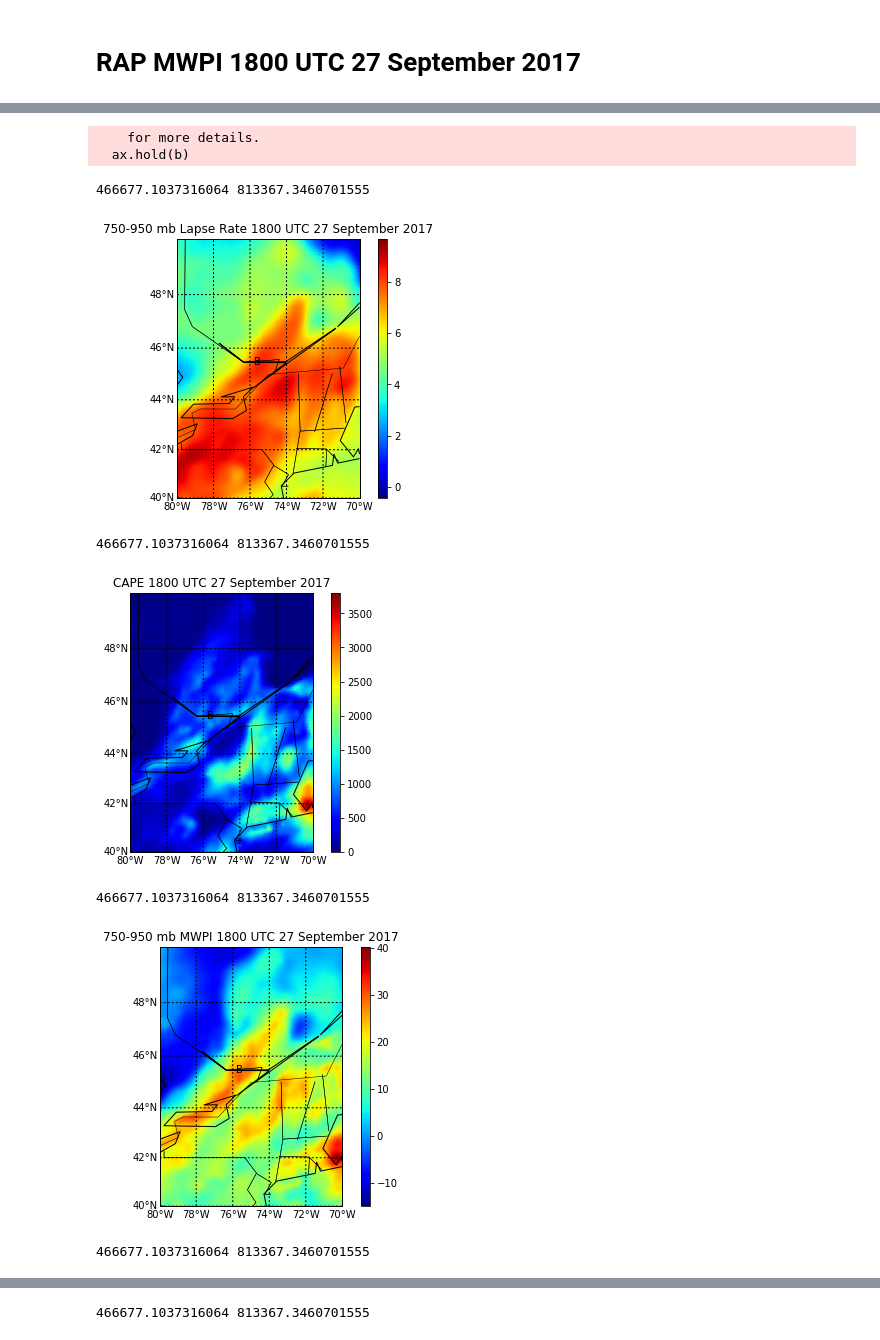
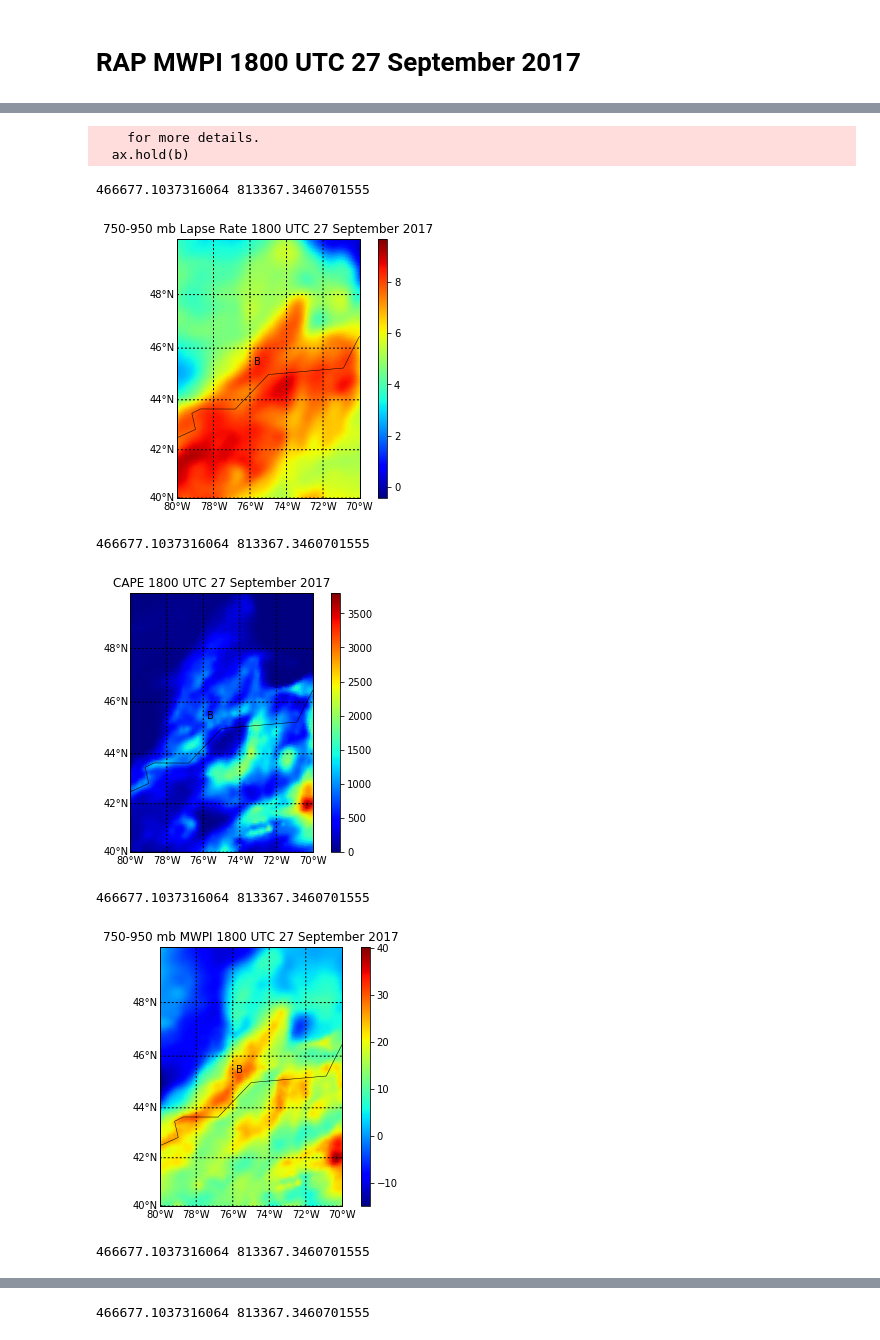
Before and after one commit to kenpryor67/Ottawa_downburst, a Jupyter notebook: Downburst_Ottawa_CA.ipynb, the cells around one changed output, grey strips where cells are left out. Saved outputs shown, nothing was run; the diff lists cells and outputs as text; code cells hidden in the pictures.

```diff
--- a/Downburst_Ottawa_CA.ipynb
+++ b/Downburst_Ottawa_CA.ipynb
@@ -98,9 +428,8 @@ def read_RAP_750(ncf):
     Y = nc_fid.variables["y"][:]
     lats = nc_fid.variables['lat'][:]  # extract/copy the data
     lons = nc_fid.variables['lon'][:]
-    names = nc_fid.variables.keys()
     nc_fid.close()
-    return Z_750, RH_750, T_750, X, Y, lats, lons, names
+    return Z_750, RH_750, T_750, X, Y, lats, lons
 
 def read_RAP_950(ncf):
     nc_fid = Dataset(ncf, 'r')
@@ -111,9 +440,8 @@ def read_RAP_950(ncf):
     Y = nc_fid.variables["y"][:]
     lats = nc_fid.variables['lat'][:]  # extract/copy the data
     lons = nc_fid.variables['lon'][:]
-    names = nc_fid.variables.keys()
     nc_fid.close()
-    return Z_950, RH_950, T_950, X, Y, lats, lons, names
+    return Z_950, RH_950, T_950, X, Y, lats, lons
 
 def read_RAP_CAPE(ncf):
     nc_fid = Dataset(ncf, 'r')
@@ -122,13 +450,11 @@ def read_RAP_CAPE(ncf):
     Y = nc_fid.variables["y"][:]
     lats = nc_fid.variables['lat'][:]  # extract/copy the data
     lons = nc_fid.variables['lon'][:]
-    names = nc_fid.variables.keys()
     nc_fid.close()
-    return CAPE, X, Y, lats, lons, names
+    return CAPE, X, Y, lats, lons
 
 RAP_file_750 = 'RR_CONUS_13km_20170927_1800_750.nc4'
-names = read_RAP_750(RAP_file_750)
-Z_750, RH_750, T_750, X, Y, lats, lons, names = read_RAP_750(RAP_file_750)
+Z_750, RH_750, T_750, X, Y, lats, lons = read_RAP_750(RAP_file_750)
 Z_750 = Z_750[0,0,:,:]
 Z_750_km = Z_750/1000
 RH_750 = RH_750[0,0,:,:]
@@ -136,7 +462,6 @@ T_750 = T_750[0,0,:,:]
 T_750_C = T_750 - 273.15
 #TD_650 = T_650_C - ((100-RH_650)/5)
 TD_750 = ((0.198 + (0.0017*T_750_C))*RH_750) + ((0.84*T_750_C)-19.2)
-print(names)
 print('Z_750 shape', Z_750.shape, Z_750)
 print('RH_750 shape', RH_750.shape, RH_750)
 print('T_750 shape', T_750.shape, T_750)
@@ -146,8 +471,7 @@ print('X shape, Y shape', X.shape, Y.shape)
 print('lats shape, lons shape', lats.shape, lons.shape)
 
 RAP_file_950 = 'RR_CONUS_13km_20170927_1800_950.nc4'
-names = read_RAP_950(RAP_file_950)
-Z_950, RH_950, T_950, X, Y, lats, lons, names = read_RAP_950(RAP_file_950)
+Z_950, RH_950, T_950, X, Y, lats, lons = read_RAP_950(RAP_file_950)
 Z_950 = Z_950[0,0,:,:]
 Z_950_km = Z_950/1000
 RH_950 = RH_950[0,0,:,:]
@@ -155,7 +479,6 @@ T_950 = T_950[0,0,:,:]
 T_950_C = T_950 - 273.15
 #TD_650 = T_650_C - ((100-RH_650)/5)
 TD_950 = ((0.198 + (0.0017*T_950_C))*RH_950) + ((0.84*T_950_C)-19.2)
-print(names)
 print('Z_950 shape', Z_950.shape, Z_950)
 print('RH_950 shape', RH_950.shape, RH_950)
 print('T_950 shape', T_950.shape, T_950)
@@ -165,10 +488,8 @@ print('X shape, Y shape', X.shape, Y.shape)
 print('lats shape, lons shape', lats.shape, lons.shape)
 
 RAP_file_CAPE = 'RR_CONUS_13km_20170927_1800_CAPE.nc4'
-names = read_RAP_CAPE(RAP_file_CAPE)
-CAPE, X, Y, lats, lons, names = read_RAP_CAPE(RAP_file_CAPE)
+CAPE, X, Y, lats, lons = read_RAP_CAPE(RAP_file_CAPE)
 CAPE = CAPE[0,:,:]
-print(names)
 print('CAPE shape', CAPE.shape, CAPE)
 print('X shape, Y shape', X.shape, Y.shape)
 print('lats shape, lons shape', lats.shape, lons.shape)
@@ -200,9 +521,7 @@ m.drawmapboundary(fill_color='0.0')
 im1 = m.pcolormesh(lons,lats,gamma,shading='gouraud',cmap=plt.cm.jet,latlon=True) # shading can also be "flat"
 m.drawparallels(np.arange(40.,52.,2.),labels=[True,False,False,False])
 m.drawmeridians(np.arange(-80.,-68.,2.),labels=[False,False,False,True])
-m.drawcoastlines()
 m.drawcountries()
-m.drawstates()
 lon = -75.80307
 lat = 45.37165
 x, y = m(lon,lat)
@@ -220,9 +539,7 @@ m.drawmapboundary(fill_color='0.0')
 im1 = m.pcolormesh(lons,lats,CAPE,shading='gouraud',cmap=plt.cm.jet,latlon=True) # shading can also be "flat"
 m.drawparallels(np.arange(40.,52.,2.),labels=[True,False,False,False])
 m.drawmeridians(np.arange(-80.,-68.,2.),labels=[False,False,False,True])
-m.drawcoastlines()
 m.drawcountries()
-m.drawstates()
 lon = -75.80307
 lat = 45.37165
 x, y = m(lon,lat)
@@ -240,9 +557,7 @@ m.drawmapboundary(fill_color='0.0')
 im1 = m.pcolormesh(lons,lats,MWPI,shading='gouraud',cmap=plt.cm.jet,latlon=True) # shading can also be "flat"
 m.drawparallels(np.arange(40.,52.,2.),labels=[True,False,False,False])
 m.drawmeridians(np.arange(-80.,-68.,2.),labels=[False,False,False,True])
-m.drawcoastlines()
 m.drawcountries()
-m.drawstates()
 lon = -75.80307
 lat = 45.37165
 x, y = m(lon,lat)
@@ -260,9 +575,7 @@ m.drawmapboundary(fill_color='0.0')
 im1 = m.pcolormesh(lons,lats,WGP,shading='gouraud',cmap=plt.cm.nipy_spectral,latlon=True) # shading can also be "flat"
 m.drawparallels(np.arange(40.,52.,2.),labels=[True,False,False,False])
 m.drawmeridians(np.arange(-80.,-68.,2.),labels=[False,False,False,True])
-m.drawcoastlines()
 m.drawcountries()
-m.drawstates()
 lon = -75.80307
 lat = 45.37165
 x, y = m(lon,lat)
@@ -280,9 +593,7 @@ m.drawmapboundary(fill_color='0.0')
 im1 = m.pcolormesh(lons,lats,MWPIv2,shading='gouraud',cmap=plt.cm.jet,latlon=True) # shading can also be "flat"
 m.drawparallels(np.arange(40.,52.,2.),labels=[True,False,False,False])
 m.drawmeridians(np.arange(-80.,-68.,2.),labels=[False,False,False,True])
-m.drawcoastlines()
 m.drawcountries()
-m.drawstates()
 lon = -75.80307
 lat = 45.37165
 x, y = m(lon,lat)
@@ -300,9 +611,7 @@ m.drawmapboundary(fill_color='0.0')
 im1 = m.pcolormesh(lons,lats,WGPv2,shading='gouraud',cmap=plt.cm.nipy_spectral,latlon=True) # shading can also be "flat"
 m.drawparallels(np.arange(40.,52.,2.),labels=[True,False,False,False])
 m.drawmeridians(np.arange(-80.,-68.,2.),labels=[False,False,False,True])
-m.drawcoastlines()
 m.drawcountries()
-m.drawstates()
 lon = -75.80307
 lat = 45.37165
 x, y = m(lon,lat)
@@ -329,13 +638,13 @@ Z_750 shape (96, 75) [[2586.48974609375 2585.86474609375 2585.08349609375 ..., 2
  [32.10018539428711 32.0465202331543 31.872772216796875 ...,
   30.182737350463867 30.30088996887207 30.466289520263672]
  [31.95924949645996 31.913978576660156 31.835142135620117 ...,
   30.064685821533203 30.15941047668457 30.301483154296875]]
     for more details.
   ax.hold(b)
 466677.1037316064 813367.3460701555
-[figure, old version]
+[figure, new version]
 466677.1037316064 813367.3460701555
-[figure, old version]
+[figure, new version]
 466677.1037316064 813367.3460701555
-[figure, old version]
+[figure, new version]
 466677.1037316064 813367.3460701555
```
Also changed, not shown: parts of 3 cells of this notebook, 7 other files.
